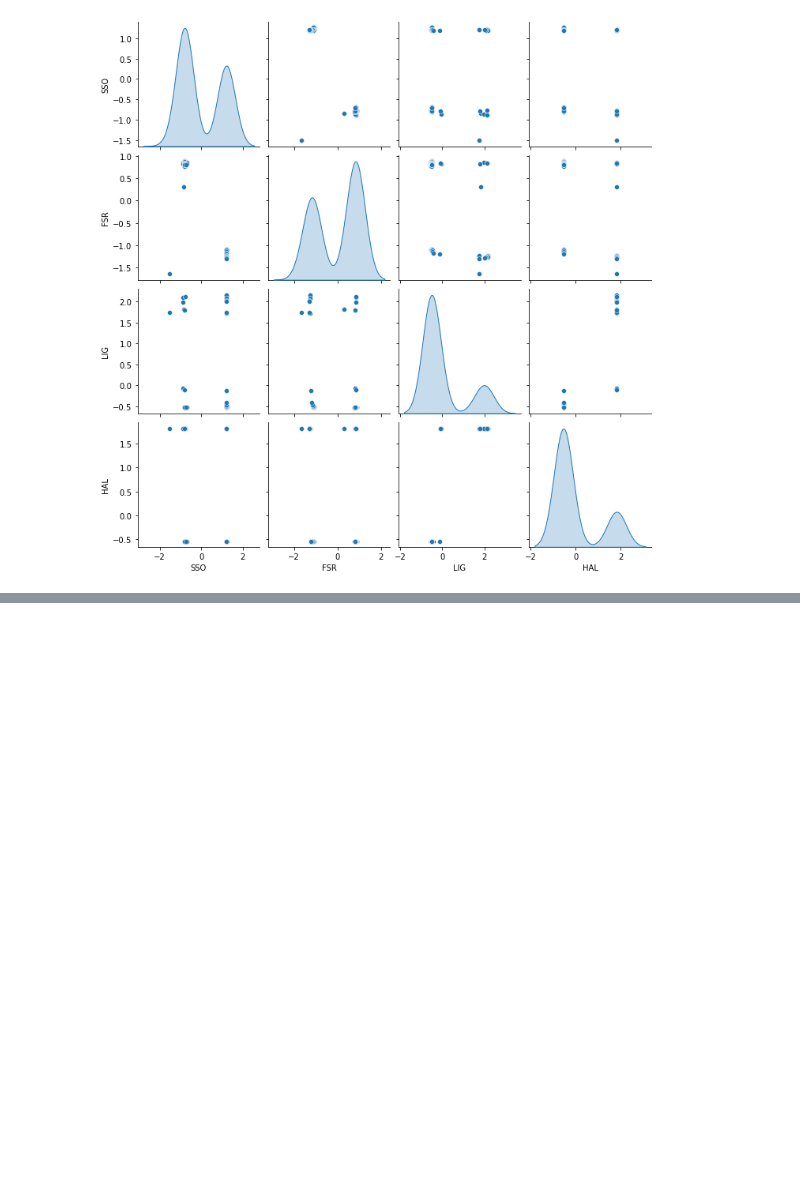
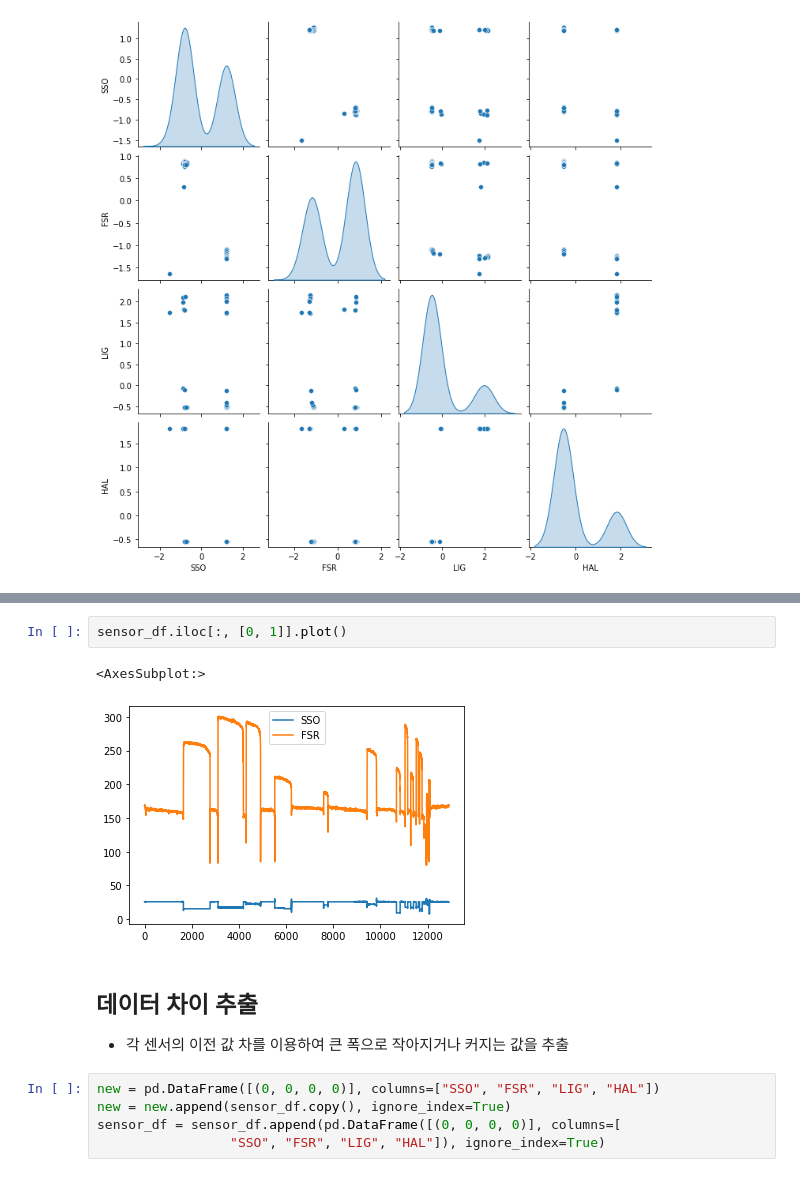
Before and after one commit to WhiteHyun/Lab, a Jupyter notebook: thesis/graph.ipynb, the cells around one changed output, grey strips where cells are left out. Saved outputs shown, nothing was run; the diff lists cells and outputs as text; blank space fills up the shorter version.

```diff
--- a/thesis/graph.ipynb
+++ b/thesis/graph.ipynb
@@ -44,0 +80,13 @@ sns.pairplot(normalization_df, diag_kind="kde")
+# %%
+sensor_df.iloc[:, [0, 1]].plot()
+# %% [output]
+<AxesSubplot:>
+[figure, added]
+# %% [markdown]
+## 데이터 차이 추출
+- 각 센서의 이전 값 차를 이용하여 큰 폭으로 작아지거나 커지는 값을 추출
+# %%
+new = pd.DataFrame([(0, 0, 0, 0)], columns=["SSO", "FSR", "LIG", "HAL"])
+new = new.append(sensor_df.copy(), ignore_index=True)
+sensor_df = sensor_df.append(pd.DataFrame([(0, 0, 0, 0)], columns=[
+                 "SSO", "FSR", "LIG", "HAL"]), ignore_index=True)
```
Also changed, not shown: parts of 22 cells of this notebook, 1 other file.
